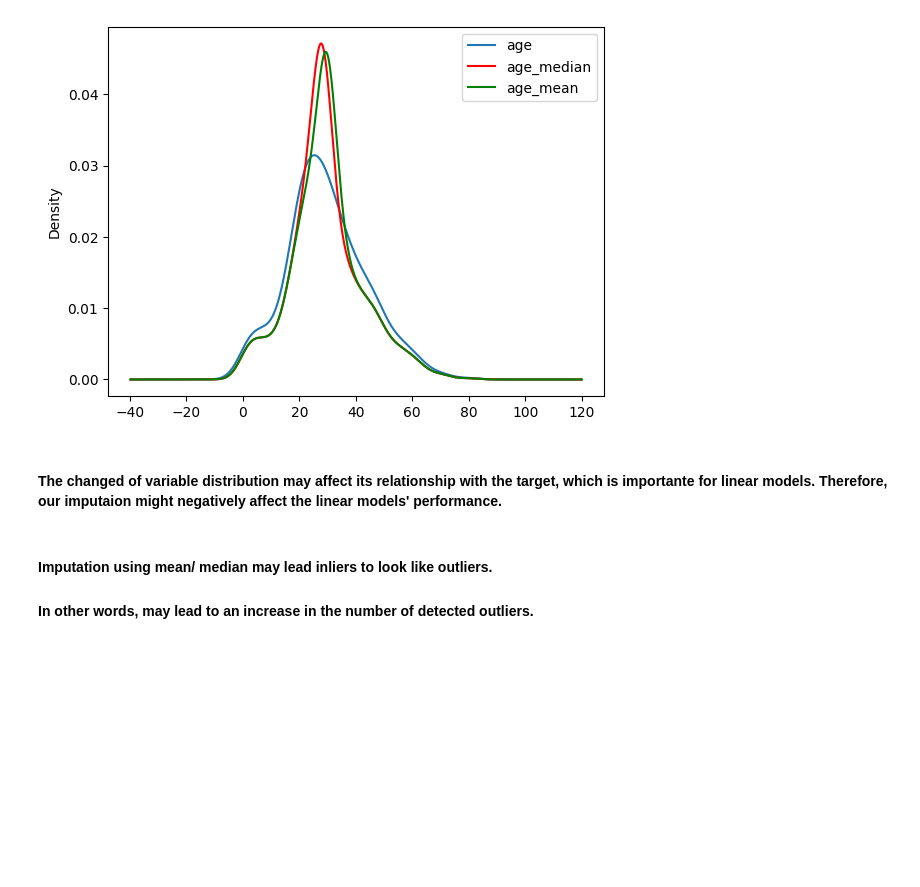
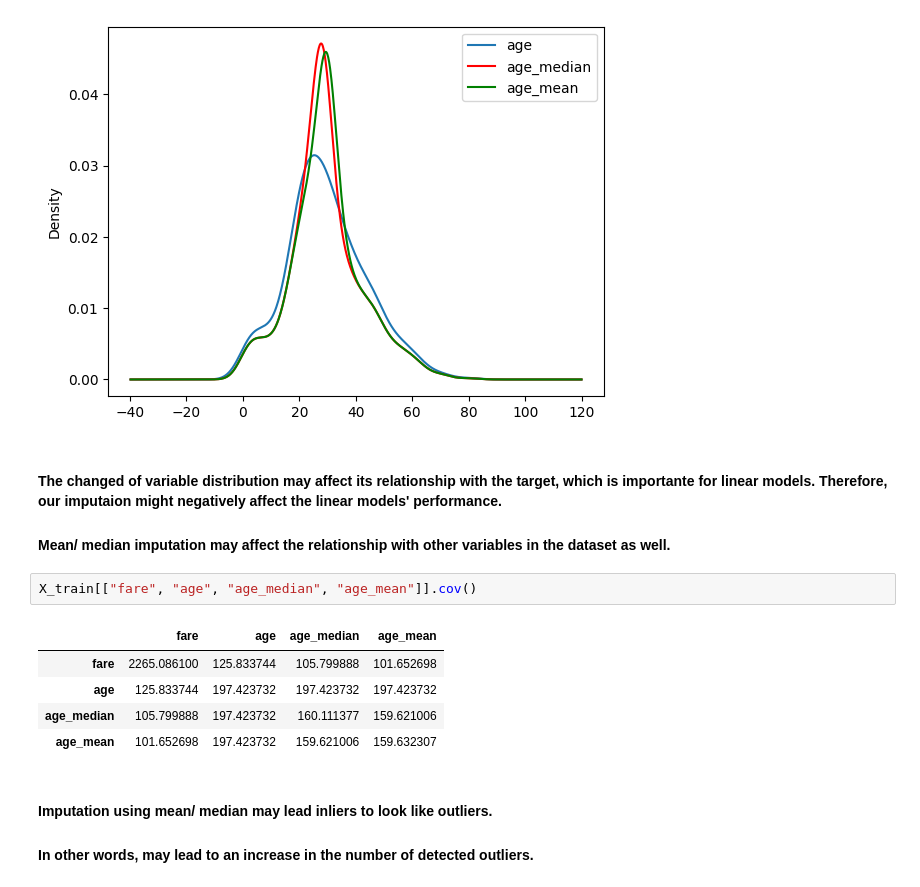
Before and after one commit to DzeDze/feature_engineering, a Jupyter notebook: missing_data_imputation/basic_imputation_with_pandas.ipynb, the cells around one changed output. Saved outputs shown, nothing was run; the diff lists cells and outputs as text; blank space fills up the shorter version.

Commit message:
add code to present the point that mean/median imputation may change the relationship with other variables too

```diff
--- a/missing_data_imputation/basic_imputation_with_pandas.ipynb
+++ b/missing_data_imputation/basic_imputation_with_pandas.ipynb
@@ -114,6 +114,16 @@ plt.show()
 [figure]
 # %% [markdown]
 #### The changed of variable distribution may affect its relationship with the target, which is importante for linear models. Therefore, our imputaion might negatively affect the linear models' performance.
+
+#### Mean/ median imputation may affect the relationship with other variables in the dataset as well.
+# %%
+X_train[["fare", "age", "age_median", "age_mean"]].cov()
+# %% [output]
+|  | fare | age | age_median | age_mean |
+| fare | 2265.086100 | 125.833744 | 105.799888 | 101.652698 |
+| age | 125.833744 | 197.423732 | 197.423732 | 197.423732 |
+| age_median | 105.799888 | 197.423732 | 160.111377 | 159.621006 |
+| age_mean | 101.652698 | 197.423732 | 159.621006 | 159.632307 |
 # %% [markdown]
 #### Imputation using mean/ median may lead inliers to look like outliers.
 #### In other words, may lead to an increase in the number of detected outliers.
```
